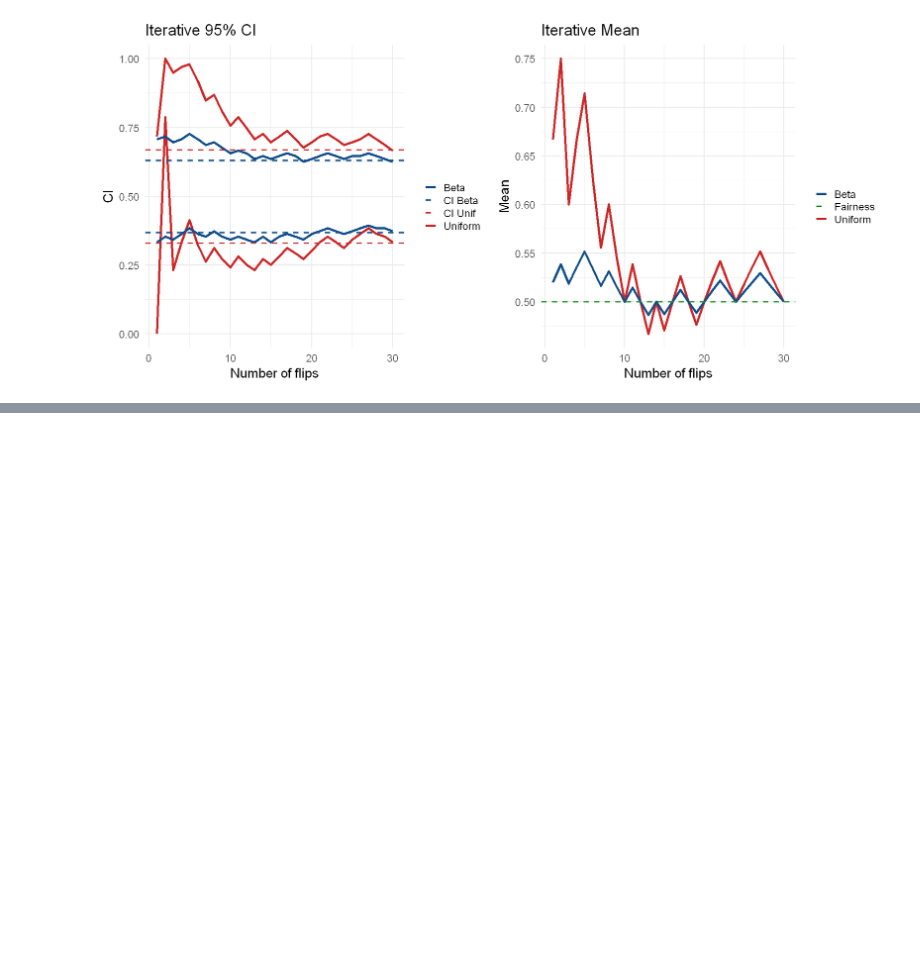
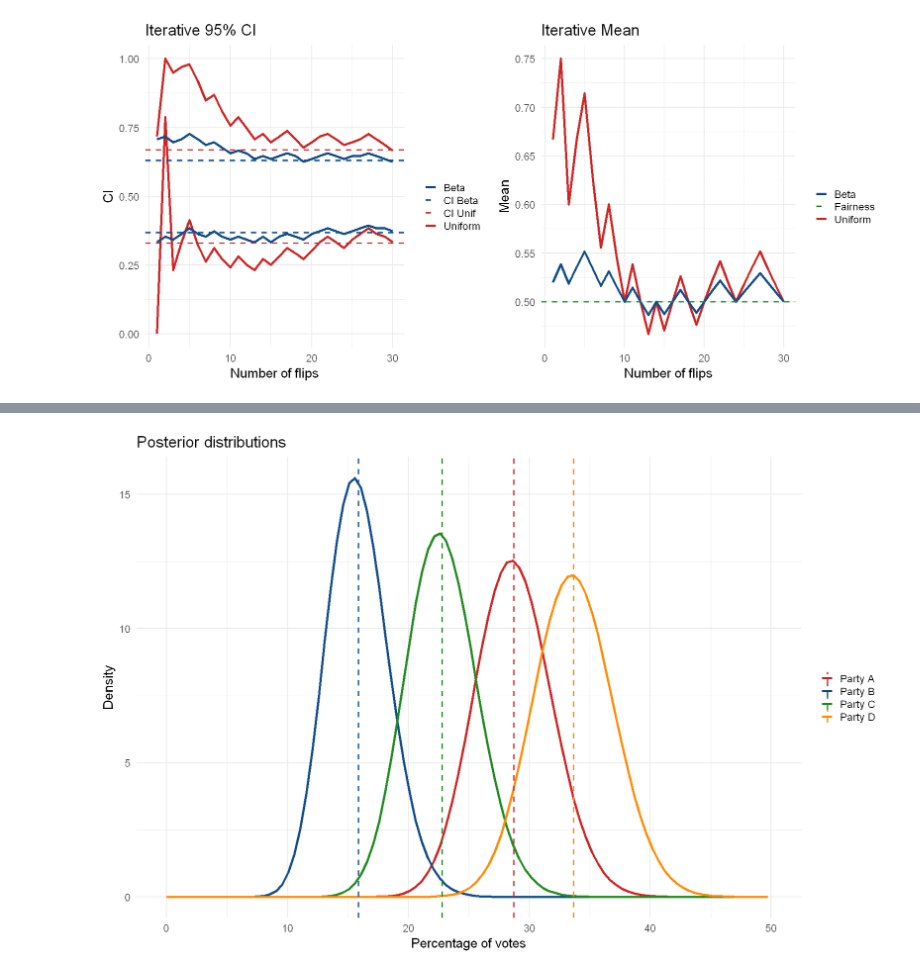
Before and after one commit to Berto70/advstat, a Jupyter notebook: ex3/Bertinelli_Gabriele_Rlab03.ipynb, the cells around one changed output, grey strips where cells are left out. Saved outputs shown, nothing was run; the diff lists cells and outputs as text; code cells hidden in the pictures; blank space fills up the shorter version.

```diff
--- a/ex3/Bertinelli_Gabriele_Rlab03.ipynb
+++ b/ex3/Bertinelli_Gabriele_Rlab03.ipynb
@@ -377,0 +385,77 @@ grid.arrange(ciit.coin.plot, mit.coin.plot, nrow=1, ncol = 2)
+# %%
+# Uniform prior
+n.vol <- 200
+
+a.vote <- 57
+b.vote <- 31
+c.vote <- 45
+d.vote <- 67
+
+x <- seq(0, 1, length.out = n.vol)
+
+# Uniform prior = Beta(1,1) -> posterior is Beta(1+y, 1+n-y)=Beta(1+vote, 1+200-vote)
+
+alpha_A <- a.vote + 1
+beta_A <- 200 - a.vote + 1
+
+alpha_B <- b.vote + 1
+beta_B <- 200 - b.vote + 1
+
+alpha_C <- c.vote + 1
+beta_C <- 200 - c.vote + 1
+
+alpha_D <- d.vote + 1
+beta_D <- 200 - d.vote + 1
+
+a.post <- dbeta(x=x, shape1=alpha_A, shape2=beta_A)
+b.post <- dbeta(x=x, shape1=alpha_B, shape2=beta_B)
+c.post <- dbeta(x=x, shape1=alpha_C, shape2=beta_C)
+d.post <- dbeta(x=x, shape1=alpha_D, shape2=beta_D)
+
+expected_percent_A <- alpha_A / (alpha_A + beta_A) * 100
+expected_percent_B <- alpha_B / (alpha_B + beta_B) * 100
+expected_percent_C <- alpha_C / (alpha_C + beta_C) * 100
+expected_percent_D <- alpha_D / (alpha_D + beta_D) * 100
+
+cred_interval_A <- qbeta(c(0.16, 0.84), alpha_A, beta_A) * 100
+cred_interval_B <- qbeta(c(0.16, 0.84), alpha_B, beta_B) * 100
+cred_interval_C <- qbeta(c(0.16, 0.84), alpha_C, beta_C) * 100
+cred_interval_D <- qbeta(c(0.16, 0.84), alpha_D, beta_D) * 100
+
+# Print results
+cat("Party A:\n")
+print(sprintf("Expected percentage of votes: %.0f", expected_percent_A))
+print(sprintf("0.68 credibility interval: %.0f - %.0f", cred_interval_A[1], cred_interval_A[2]))
+
+cat("Party B:\n")
+print(sprintf("Expected percentage of votes: %.0f", expected_percent_B))
+print(sprintf("0.68 credibility interval: %.0f - %.0f", cred_interval_B[1], cred_interval_B[2]))
+
+cat("Party C:\n")
+print(sprintf("Expected percentage of votes: %.0f", expected_percent_C))
+print(sprintf("0.68 credibility interval: %.0f - %.0f", cred_interval_C[1], cred_interval_C[2]))
+
+cat("Party D:\n")
+print(sprintf("Expected percentage of votes: %.0f", expected_percent_D))
+print(sprintf("0.68 credibility interval: %.0f - %.0f", cred_interval_D[1], cred_interval_D[2]))
+
+options(repr.plot.width = 15, repr.plot.height = 10)
+
+vote.plot <- ggplot() +
+	geom_line(aes(x=x*100, y=a.post, color='Party A'), lwd=1.5) +
+	geom_line(aes(x=x*100, y=b.post, color='Party B'), lwd=1.5) +
+	geom_line(aes(x=x*100, y=c.post, color='Party C'), lwd=1.5) +
+	geom_line(aes(x=x*100, y=d.post, color='Party D'), lwd=1.5) +
+
+	geom_vline(aes(xintercept = expected_percent_A, color='Party A'), linetype='dashed', lwd=1) +
+	geom_vline(aes(xintercept = expected_percent_B, color='Party B'), linetype='dashed', lwd=1) +
+	geom_vline(aes(xintercept = expected_percent_C, color='Party C'), linetype='dashed', lwd=1) +
+	geom_vline(aes(xintercept = expected_percent_D, color='Party D'), linetype='dashed', lwd=1) +
+
+	labs(x='Percentage of votes', y='Density', title='Posterior distributions', color='')+
+	theme_minimal(base_size = 18) +
+	scale_color_manual(values=c('Party A' = 'firebrick3', 'Party B' = 'dodgerblue4', 'Party C' = 'forestgreen', 'Party D' = 'darkorange')) +
+	xlim(c(0,50))
+
+vote.plot
+# %% [output]
@@ -377,0 +486 @@ grid.arrange(ciit.coin.plot, mit.coin.plot, nrow=1, ncol = 2)
+[figure, added]
```
Also changed, not shown: parts of 5 cells of this notebook.
